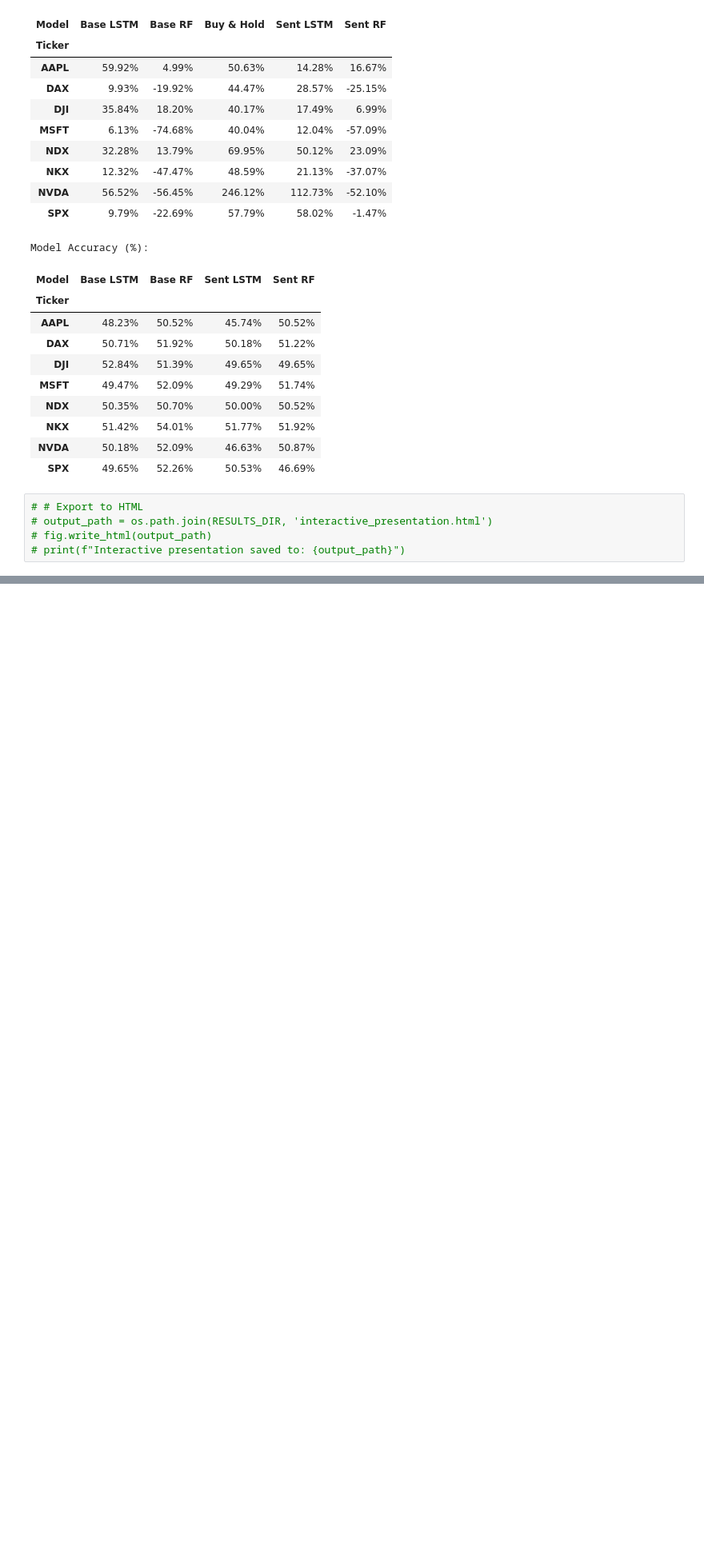
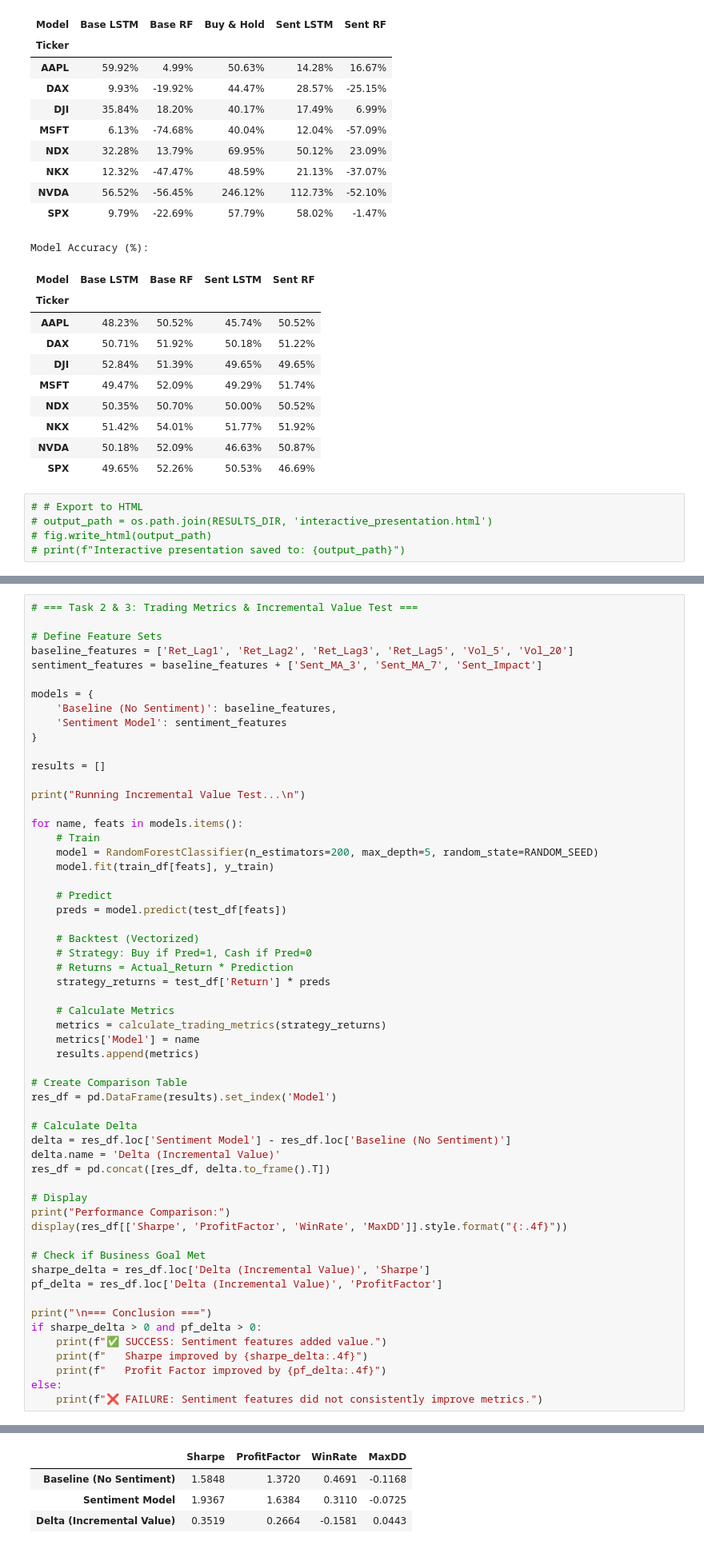
Before and after one commit to ronanhansel/market-analysis, a Jupyter notebook: presentation.ipynb, the cells around one changed output, grey strips where cells are left out. Shown at 80% size. Cells and saved outputs as stored; diff of their text form; blank space fills up the shorter version.

```diff
--- a/presentation.ipynb
+++ b/presentation.ipynb
@@ -176,0 +347,58 @@ Model Accuracy (%):
+# %%
+# === Task 2 & 3: Trading Metrics & Incremental Value Test ===
+
+# Define Feature Sets
+baseline_features = ['Ret_Lag1', 'Ret_Lag2', 'Ret_Lag3', 'Ret_Lag5', 'Vol_5', 'Vol_20']
+sentiment_features = baseline_features + ['Sent_MA_3', 'Sent_MA_7', 'Sent_Impact']
+
+models = {
+    'Baseline (No Sentiment)': baseline_features,
+    'Sentiment Model': sentiment_features
+}
+
+results = []
+
+print("Running Incremental Value Test...\n")
+
+for name, feats in models.items():
+    # Train
+    model = RandomForestClassifier(n_estimators=200, max_depth=5, random_state=RANDOM_SEED)
+    model.fit(train_df[feats], y_train)
+
+    # Predict
+    preds = model.predict(test_df[feats])
+
+    # Backtest (Vectorized)
+    # Strategy: Buy if Pred=1, Cash if Pred=0
+    # Returns = Actual_Return * Prediction
+    strategy_returns = test_df['Return'] * preds
+
+    # Calculate Metrics
+    metrics = calculate_trading_metrics(strategy_returns)
+    metrics['Model'] = name
+    results.append(metrics)
+
+# Create Comparison Table
+res_df = pd.DataFrame(results).set_index('Model')
+
+# Calculate Delta
+delta = res_df.loc['Sentiment Model'] - res_df.loc['Baseline (No Sentiment)']
+delta.name = 'Delta (Incremental Value)'
+res_df = pd.concat([res_df, delta.to_frame().T])
+
+# Display
+print("Performance Comparison:")
+display(res_df[['Sharpe', 'ProfitFactor', 'WinRate', 'MaxDD']].style.format("{:.4f}"))
+
+# Check if Business Goal Met
+sharpe_delta = res_df.loc['Delta (Incremental Value)', 'Sharpe']
+pf_delta = res_df.loc['Delta (Incremental Value)', 'ProfitFactor']
+
+print("\n=== Conclusion ===")
+if sharpe_delta > 0 and pf_delta > 0:
+    print(f"✅ SUCCESS: Sentiment features added value.")
+    print(f"   Sharpe improved by {sharpe_delta:.4f}")
+    print(f"   Profit Factor improved by {pf_delta:.4f}")
+else:
+    print(f"❌ FAILURE: Sentiment features did not consistently improve metrics.")
+# %% [output]
@@ -176,0 +408,4 @@ Model Accuracy (%):
+|  | Sharpe | ProfitFactor | WinRate | MaxDD |
+| Baseline (No Sentiment) | 1.5848 | 1.3720 | 0.4691 | -0.1168 |
+| Sentiment Model | 1.9367 | 1.6384 | 0.3110 | -0.0725 |
+| Delta (Incremental Value) | 0.3519 | 0.2664 | -0.1581 | 0.0443 |
```
Also changed, not shown: parts of 10 cells of this notebook, 1 other file.
